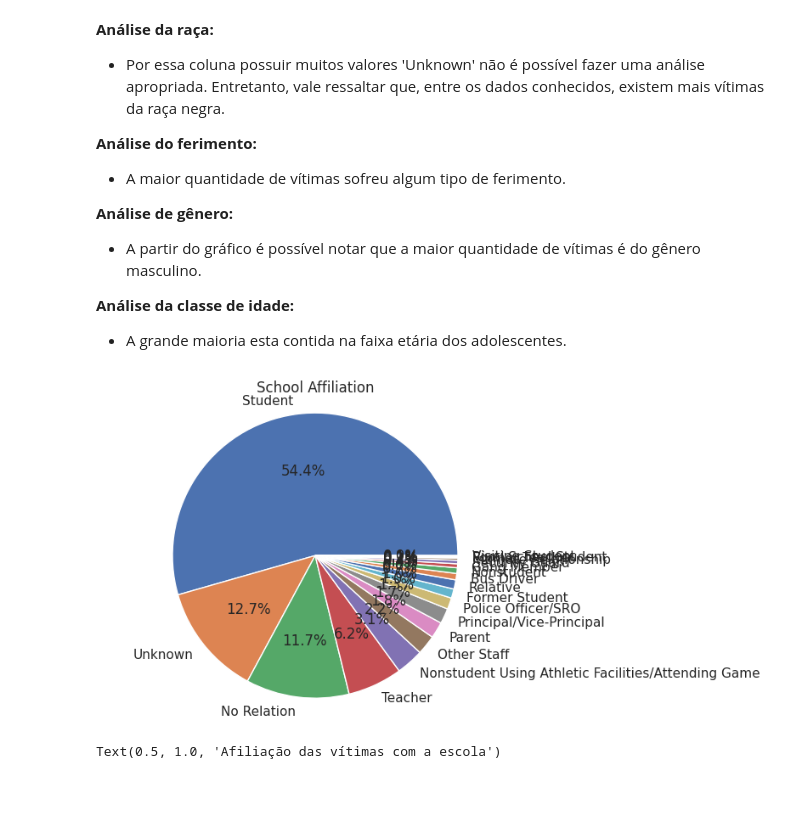
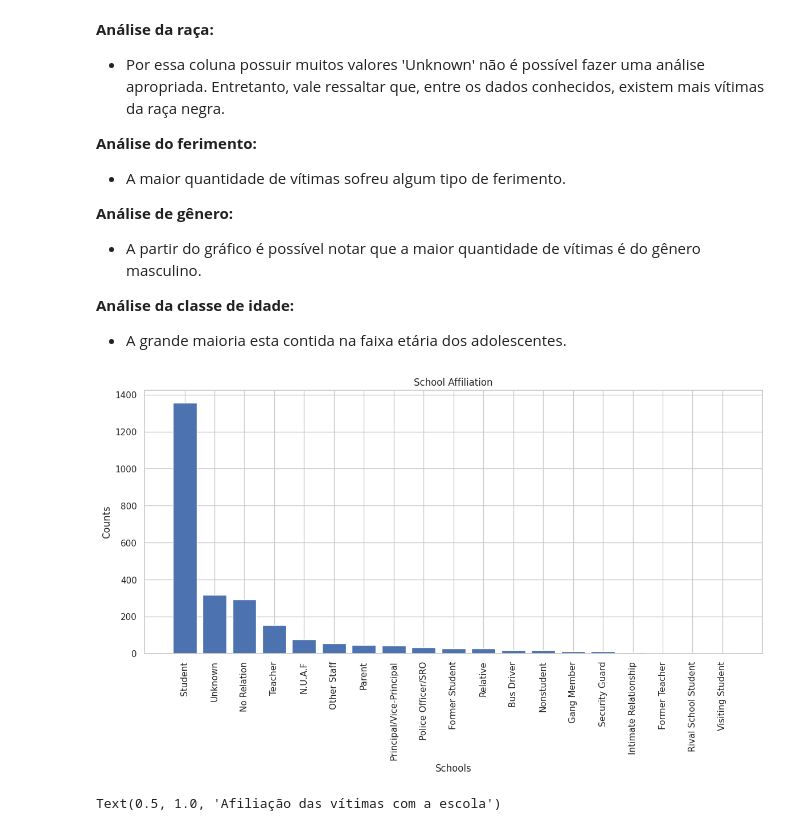
Before and after one commit to theBlueNautilus/gunviolence, a Jupyter notebook: Violência_Escolar.ipynb, the cells around one changed output. Drawn from its saved outputs; the diff is of its cells as text; code cells hidden in the pictures; blank space fills up the shorter version.

Commit message:
Mudança num dos gráficos na parte 3.4 do notebook. Houve a mudança de nome, na célula, para sua forma abreviada. Isso permitiu maior legibilidade do gráfico.

```diff
--- a/Violência_Escolar.ipynb
+++ b/Violência_Escolar.ipynb
@@ -1226,17 +1303,42 @@ plt.show()
 **Análise da classe de idade:**
 
 * A grande maioria esta contida na faixa etária dos adolescentes.
-# %%
-school_counts = df_victm['schoolaffiliation'].value_counts()                  #Obs: Plotado para ter noção das proporções
-plt.pie(school_counts, labels=school_counts.index, autopct='%1.1f%%')
-
-# Título
-plt.title('School Affiliation')
-
-# Configurando o plot para ficar circular
-plt.axis('equal')
-
-plt.show()
-# %% [output]
-[figure, removed]
+# %%
+#Criação de histograma de barras mais visível para melhor análise do gráfico
+#Perceba que houve a mudança de nome da coluna "Nonstudent Using Athletic Facilities/Attending Game" para "N.U.A.F" para facilitar a leitura
+
+import matplotlib.pyplot as plt
+
+school_counts = df_victm['schoolaffiliation'].value_counts()
+
+# Renomeando uma das colunas
+new_index = []
+for index in school_counts.index:
+    if index == 'Nonstudent Using Athletic Facilities/Attending Game':
+        new_index.append('N.U.A.F')
+    else:
+        new_index.append(index)
+
+school_counts.index = new_index
+
+# Definindo o tamanho da figura (largura, altura)
+plt.figure(figsize=(14, 6))
+
+
+# Criando o histograma
+plt.bar(school_counts.index, school_counts)
+
+# Título
+plt.title('School Affiliation')
+
+# Rótulos dos eixos
+plt.xlabel('Schools')
+plt.ylabel('Counts')
+
+# Ajustando a rotação dos rótulos do eixo x
+plt.xticks(rotation=90)
+
+plt.show()
+# %% [output]
+[figure, added]
 # %%
```
Also changed, not shown: parts of 48 cells of this notebook.
